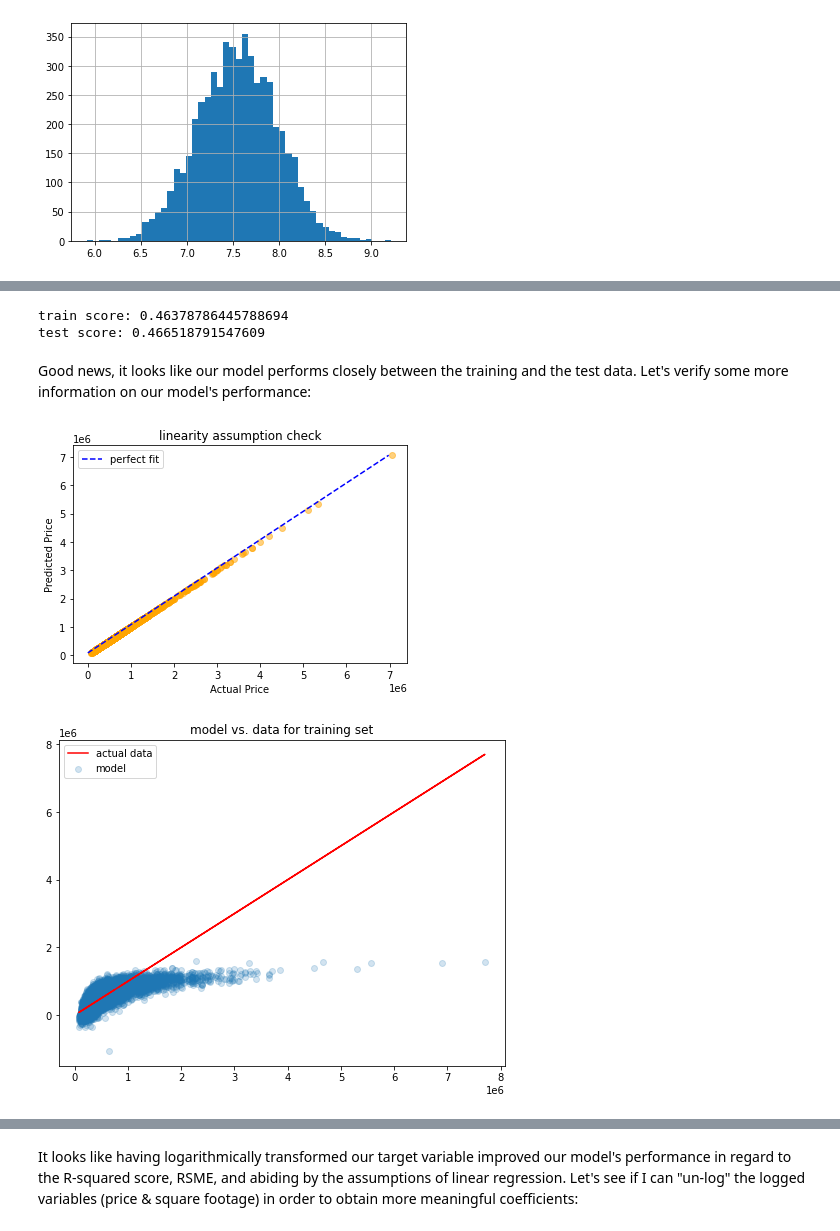
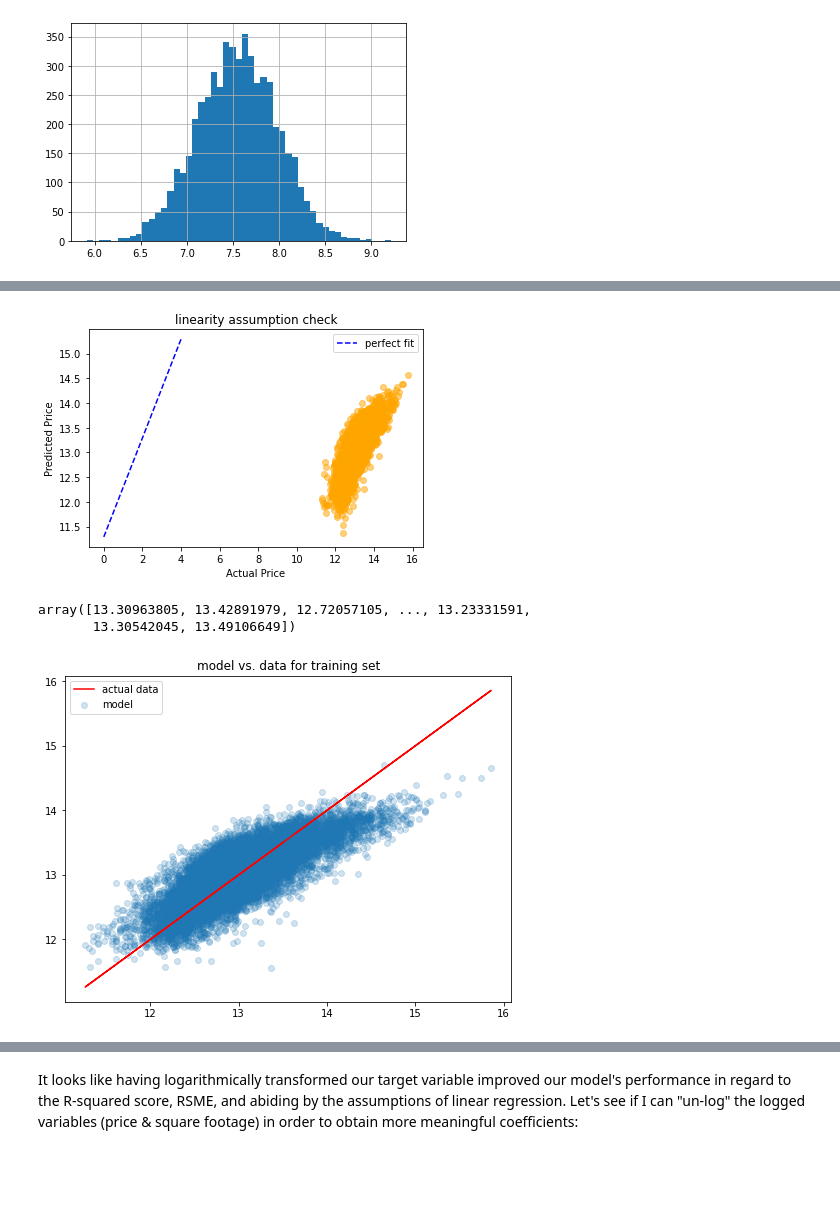
Before and after one commit to joeldmott/dsc-phase-2-project-v2-3, a Jupyter notebook: student.ipynb, the cells around one changed output, grey strips where cells are left out. Drawn from its saved outputs; the diff is of its cells as text; code cells hidden in the pictures; blank space fills up the shorter version.

```diff
--- a/student.ipynb
+++ b/student.ipynb
@@ -715,3 +680,0 @@ X_test.rename(columns = {'date': 'month_of_sale'}, inplace = True)
-# %%
-X_test['summer_purchase'] = np.where((X_test['month_of_sale'] > 5) & (X_test['month_of_sale'] < 9), 1, 0)
-X_test['summer_purchase']
@@ -731,7 +681,7 @@ Name: summer_purchase, Length: 5400, dtype: int32
 # %%
 final_X_test_predictors = X_test[['sds_8', 'sds_9', 'sds_10', 'sds_11', 'sds_12',\
-                                  'bedrooms', 'sqft_living_log', 'summer_purchase']]
+                                  'bedrooms', 'sqft_living_log']]
 final_X_test_predictors = sm.add_constant(final_X_test_predictors)
-final_X_test_predictors = np.array(final_X_test_predictors).reshape(-1,9)
+#final_X_test_predictors = np.array(final_X_test_predictors).reshape(-1,9)
 final_X_test_predictors
 # %% [output]
@@ -760,2 +700,0 @@ y_test.shape
-# %%
-final_model.fit(final_X_test_predictors, y_test)
@@ -779,32 +750,14 @@ array([[235783.96488584],
-# %%
-splitter = ShuffleSplit(n_splits=3, test_size=0.25, random_state=42)
-baseline_scores = cross_validate(
-                estimator=final_model,
-                X=final_X_test_predictors,
-#               y=final_y_test,
-                y=y_test,
-                return_train_score=True,
-                cv=splitter)
-print('train score:', baseline_scores['train_score'].mean())
-print('test score:', baseline_scores['test_score'].mean())
-# %% [output]
-train score: 0.46378786445788694
-test score: 0.466518791547609
-# %% [markdown]
-Good news, it looks like our model performs closely between the training and the test data. Let's verify some more information on our model's performance:
-# %%
-y_hat = final_model.predict(final_X_test_predictors)
 # %%
 fig, ax = plt.subplots()
 
-perfect_line = np.arange(y_test['price'].min(), y_test['price'].max())
+perfect_line = np.arange(y_test['price_log'].min(), y_test['price_log'].max())
 ax.plot(perfect_line, linestyle="--", color="blue", label="perfect fit")
-ax.scatter(y_test, y_test, color="orange", alpha=0.5)
+ax.scatter(y_test['price_log'], y_hat, color="orange", alpha=0.5)
 ax.set_xlabel("Actual Price")
 ax.set_ylabel("Predicted Price")
 ax.set_title("linearity assumption check")
 ax.legend();
 # %% [output]
-[figure, old version]
+[figure, new version]
 # %%
 #training data predictors
@@ -814,8 +765,13 @@ lm_test_predictions = final_model.predict(final_X_test_predictors)
+# %%
+lm_train_predictions
+# %% [output]
+array([13.30963805, 13.42891979, 12.72057105, ..., 13.23331591,
+       13.30542045, 13.49106649])
 # %%
 plt.figure(figsize=(8,6))
-plt.scatter(y_train, lm_train_predictions, alpha=0.2, label="model")
-plt.plot(y_train, y_train, color='r', label="actual data")
+plt.scatter(y_train['price_log'], lm_train_predictions, alpha=0.2, label="model")
+plt.plot(y_train['price_log'], y_train['price_log'], color='r', label="actual data")
 plt.title("model vs. data for training set")
 plt.legend();
 # %% [output]
-[figure, old version]
+[figure, new version]
```
Also changed, not shown: parts of 111 cells of this notebook.
